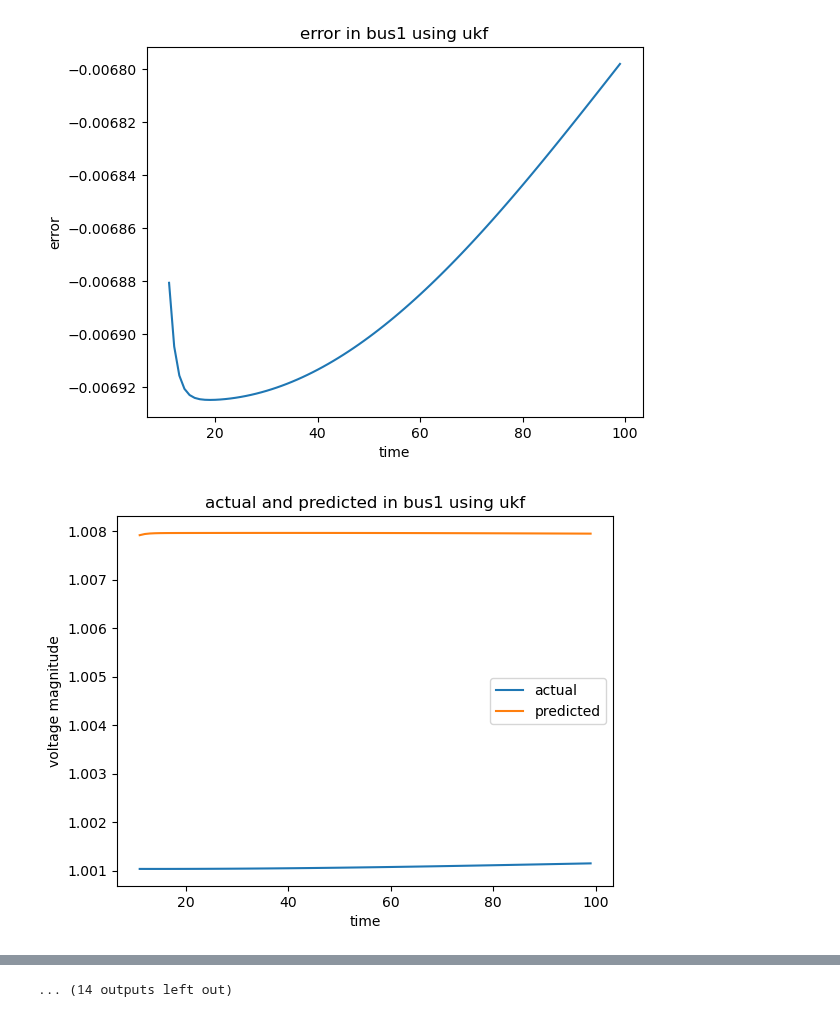
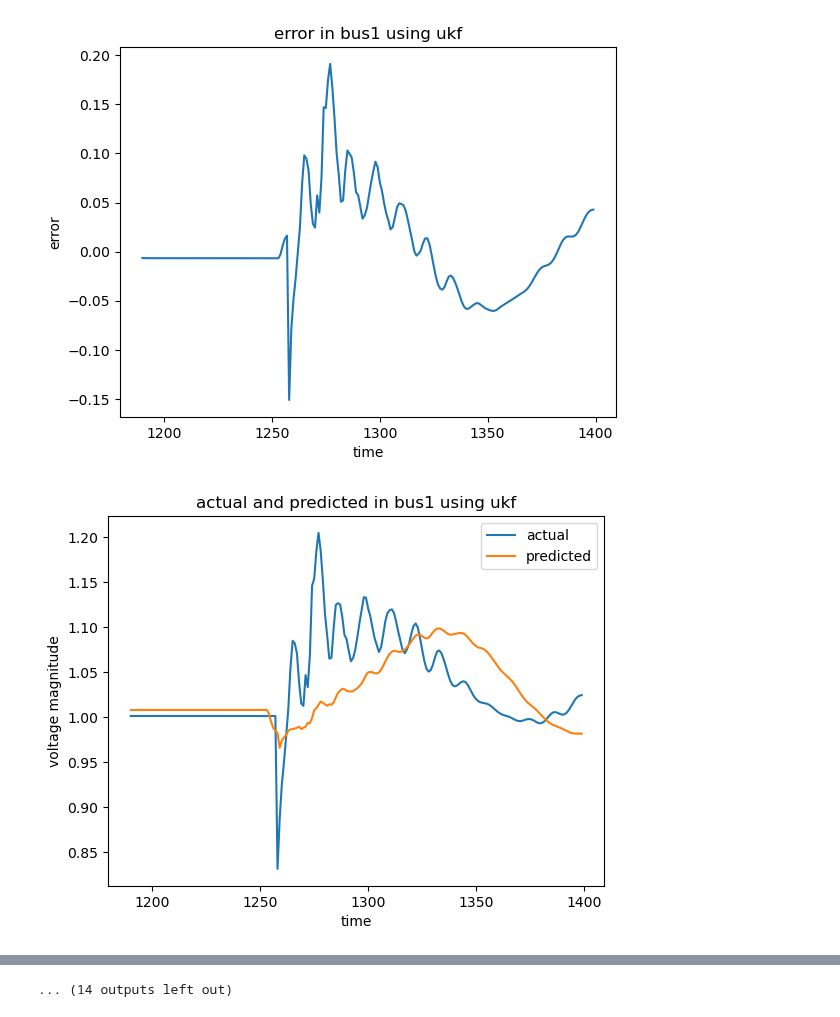
Before and after one commit to ayush-thakur/DSE_IEEE_14_bus, a Jupyter notebook: DSE_UKF_2.ipynb, the cells around one changed output, grey strips where cells are left out. Cells and saved outputs as stored; diff of their text form; code cells hidden in the pictures.

```diff
--- a/DSE_UKF_2.ipynb
+++ b/DSE_UKF_2.ipynb
@@ -394,7 +394,7 @@ def fx(x, dt):
     # print(FdotX)
     return FdotX
 # %%
-Pi=pd.read_csv("data/validation_measurement1_modified1.csv")
+Pi=pd.read_csv("data/PQ_fault_modified3.csv")
 nbus=14;
 Pi= Pi.to_numpy();
 num=14
@@ -434,14 +434,14 @@ c1=0
 #doing for bus wise results
 x_g=[]
 y_g=[]
-df=pd.read_csv("data/validation_states1.csv")
+df=pd.read_csv("data/Vrms_fault3.csv")
 y_actual=[]
 y_error=[]
 for i2 in range(14):
     y_g.append([])
     y_error.append([])
     y_actual.append([])
-for i in range (1,100):
+for i in range (1180,1400):
     # h1=Hx(kf.x)
     zdata = zdatas(i)
     z1 = zdata[:,2]
@@ -466,8 +466,8 @@ for i in range (1,100):
             if(i1==19):
                 continue
             y_g[i1-13].append(kf.x[i1])
-            y_error[i1-13].append((df[f'Subsystem #1|CTLs|Vars|Vrms_{i1-13+1}'][c1]/11)-y_g[i1-13][c1])
-            y_actual[i1-13].append(df[f'Subsystem #1|CTLs|Vars|Vrms_{i1-13+1}'][c1]/11)
+            y_error[i1-13].append((df[f'Subsystem #1|CTLs|Vars|Vrms_{i1-13+1}'][i]/11)-y_g[i1-13][c1])
+            y_actual[i1-13].append(df[f'Subsystem #1|CTLs|Vars|Vrms_{i1-13+1}'][i]/11)
 
         x_g.append(i)
         # y_actual.append(df['Subsystem #1|CTLs|Vars|Vrms_1'][0]/11.1)
@@ -495,32 +495,32 @@ for i2 in range(14):
     ax=plot.gca()
     # ax.set_ylim(-0.00537,-0.005365)
     plot.title(f'error in bus{i2+1} using ukf')
     plot.xlabel('time')
     plot.ylabel('error')
     plot.show()
     plot.plot(x_g,y_actual[i2],label=f"actual")
     plot.plot(x_g,y_g[i2],label=f"predicted")
     ax=plot.gca()
     # ax.set_ylim(0.93,1.07)
     plot.title(f'actual and predicted in bus{i2+1} using ukf')
     plot.xlabel('time')
     plot.ylabel('voltage magnitude')
     plot.legend()
     plot.show()
 # for i2 in range(14):
 #     plot.plot(x_g,y_g[i2],label=f'bus {i2}')
 # plot.plot(x_g,y_g[0],label="measured")
 # plot.plot(x_g,y_actual,label="actual")
 # plot.title('voltage of bus1 with time')
 # plot.xlabel('time')
 # plot.ylabel('voltage')
 # plot.legend(bbox_to_anchor=(1.05,1),loc='upper left', borderaxespad=0)
 # plot.show()
 # plot.title('Voltage Magnitude')
 # plot.xlabel('Bus number')
 # plot.ylabel('Magnitude (p.u.)')
 # plot.xlim(1,nbus)
 # plot.show()
 # %% [output]
-[figure, old version]
+[figure, new version]
-[figure, old version]
+[figure, new version]
```
Also changed, not shown: parts of 1 cell of this notebook, 3 other files.
